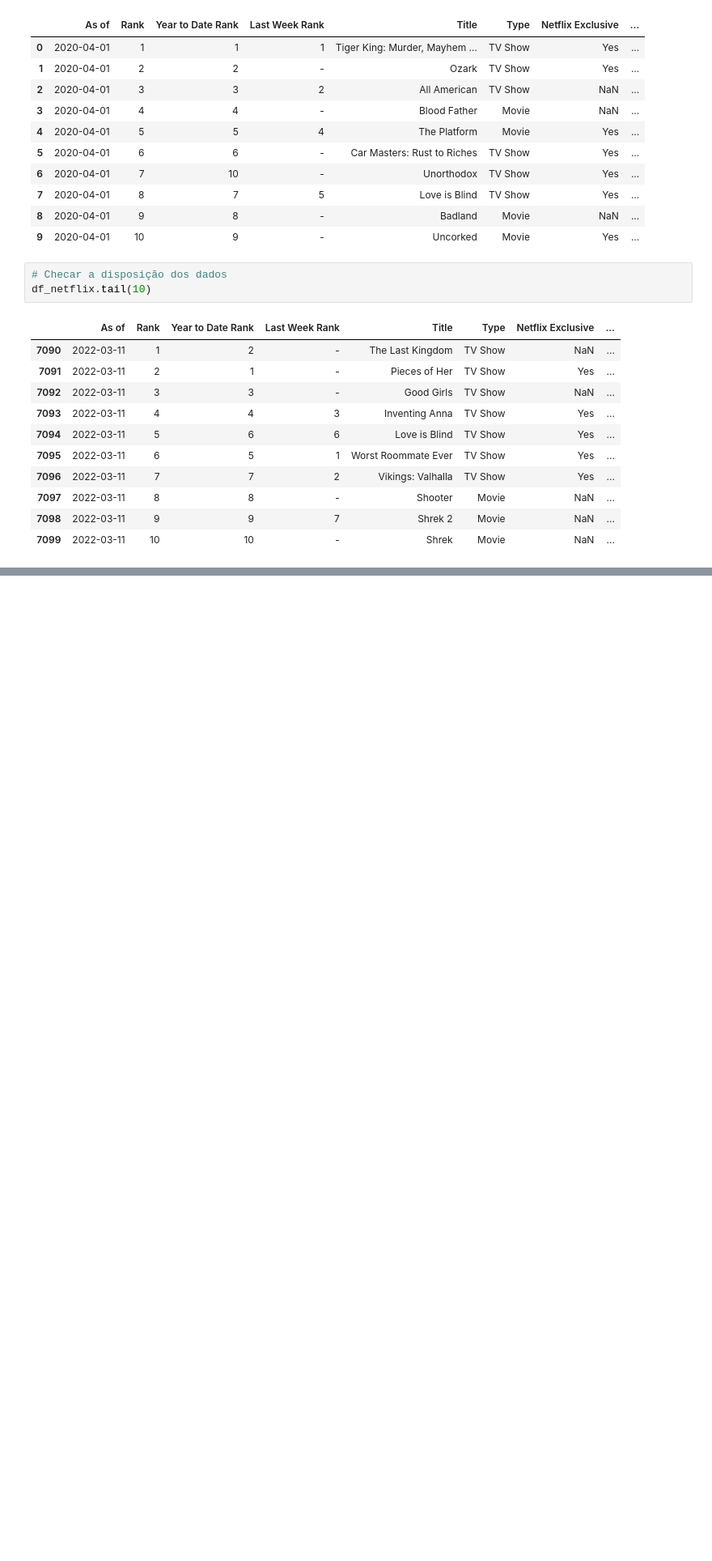
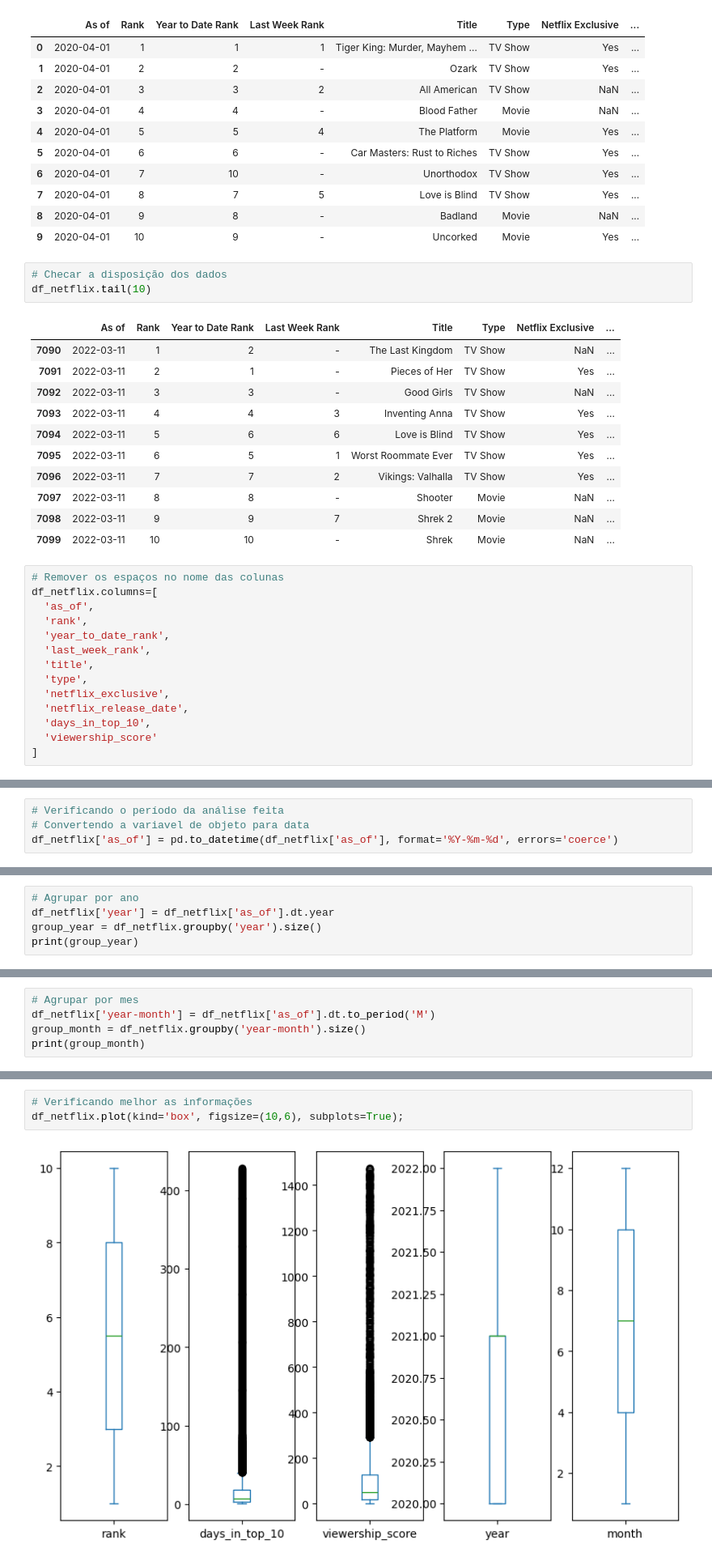
Before and after one commit to srmatheusmaciel/eda_netflix_daily, a Jupyter notebook: estatistica_netflix_daily.ipynb, the cells around one changed output, grey strips where cells are left out. Shown: that part at 81% size. Cells and saved outputs as stored; diff of their text form; blank space fills up the shorter version.

```diff
--- a/estatistica_netflix_daily.ipynb
+++ b/estatistica_netflix_daily.ipynb
@@ -71,3 +71,17 @@ df_netflix.tail(10)
 | 7097 | 2022-03-11 | 8 | 8 | - | Shooter | Movie | NaN | ... |
 | 7098 | 2022-03-11 | 9 | 9 | 7 | Shrek 2 | Movie | NaN | ... |
 | 7099 | 2022-03-11 | 10 | 10 | - | Shrek | Movie | NaN | ... |
+# %%
+# Remover os espaços no nome das colunas
+df_netflix.columns=[
+  'as_of',
+  'rank',
+  'year_to_date_rank',
+  'last_week_rank',
+  'title',
+  'type',
+  'netflix_exclusive',
+  'netflix_release_date',
+  'days_in_top_10',
+  'viewership_score'
+]
@@ -73,0 +112,4 @@ df_netflix.tail(10)
+# %%
+# Verificando o período da análise feita
+# Convertendo a variavel de objeto para data
+df_netflix['as_of'] = pd.to_datetime(df_netflix['as_of'], format='%Y-%m-%d', errors='coerce')
@@ -73,0 +130,5 @@ df_netflix.tail(10)
+# %%
+# Agrupar por ano
+df_netflix['year'] = df_netflix['as_of'].dt.year
+group_year = df_netflix.groupby('year').size()
+print(group_year)
@@ -73,0 +141,5 @@ df_netflix.tail(10)
+# %%
+# Agrupar por mes
+df_netflix['year-month'] = df_netflix['as_of'].dt.to_period('M')
+group_month = df_netflix.groupby('year-month').size()
+print(group_month)
@@ -73,0 +207,5 @@ df_netflix.tail(10)
+# %%
+# Verificando melhor as informações
+df_netflix.plot(kind='box', figsize=(10,6), subplots=True);
+# %% [output]
+[figure, added]
```
Also changed, not shown: parts of 16 cells of this notebook.
